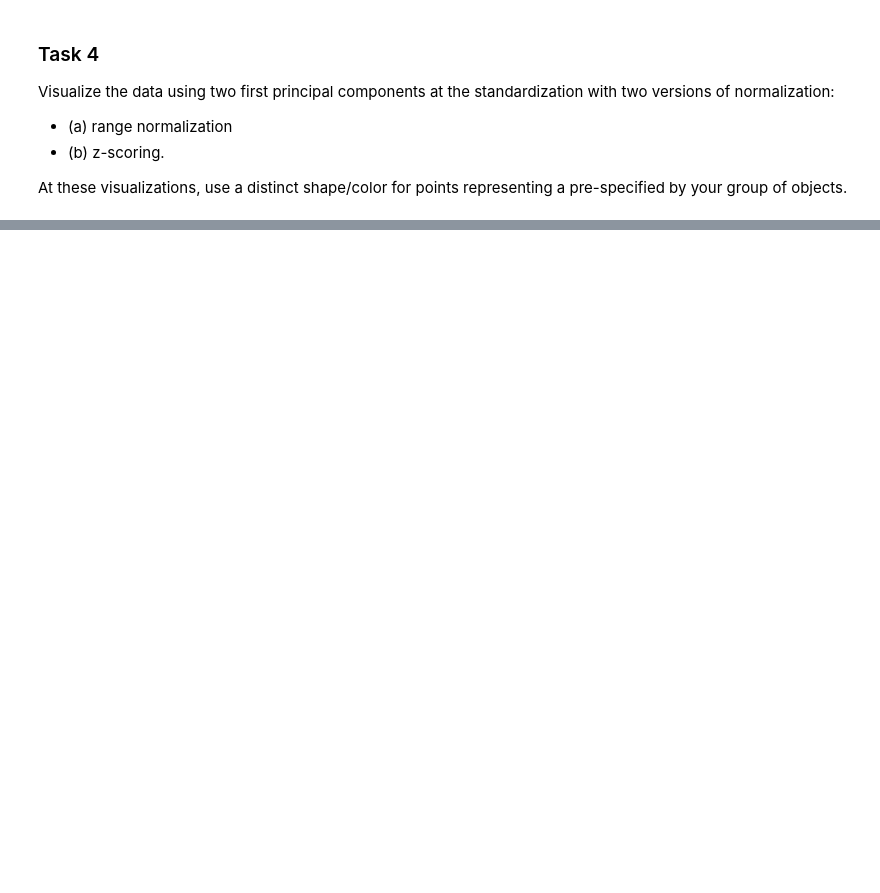
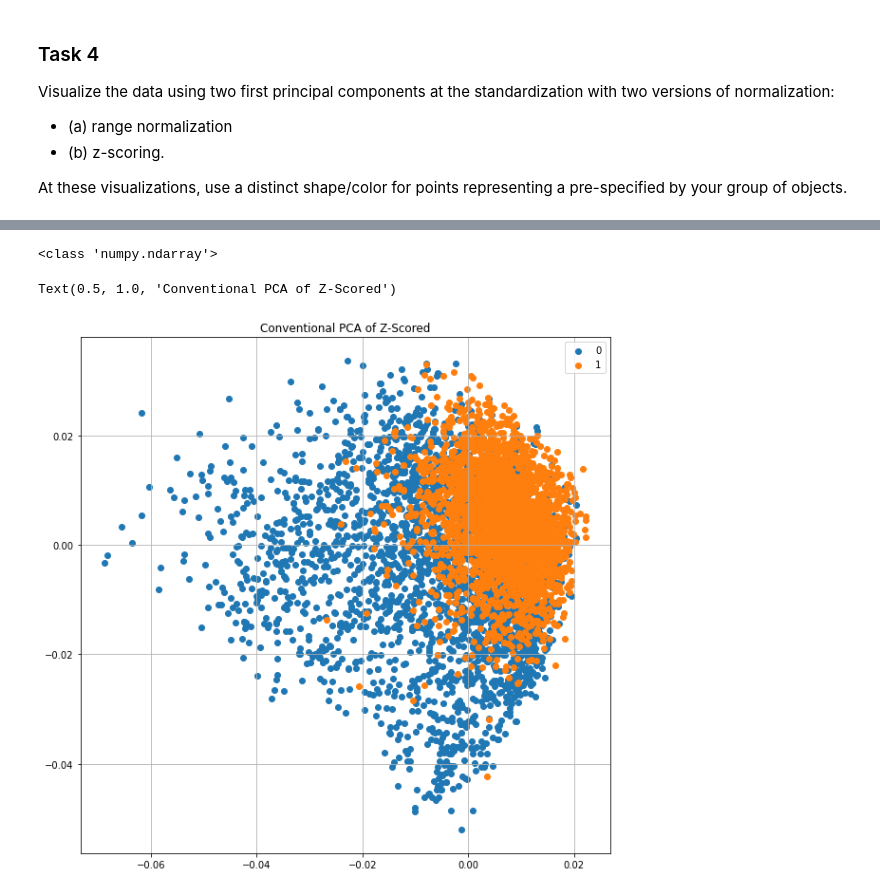
Before and after one commit to TrellixVulnTeam/Modern_Methods_of_Data_Analysis_W8LU, a Jupyter notebook: PCA_SVD.ipynb, the cells around one changed output, grey strips where cells are left out. Cells and saved outputs as stored; diff of their text form; code cells hidden in the pictures; blank space fills up the shorter version.

```diff
--- a/PCA_SVD.ipynb
+++ b/PCA_SVD.ipynb
@@ -527,0 +208,25 @@ plt.show()
+# %%
+centered_df =  df_z - df_z.mean(axis=0)
+print(type(centered_df))
+N = centered_df.shape[0]
+covariance_matrix = centered_df.T @ centered_df / N
+eig_values, eig_vectors = np.linalg.eig(covariance_matrix)
+max_eig_value = eig_values.max()
+max_eig_vector = eig_vectors[:, eig_values.argmax()]
+pc_first = centered_df @ max_eig_vector / np.sqrt(N * max_eig_value)
+covariance_matrix = covariance_matrix - (max_eig_value * (max_eig_vector[:, None] @ max_eig_vector[None, :]))
+eig_values, eig_vectors = np.linalg.eig(covariance_matrix)
+max_eig_value = eig_values.max()
+max_eig_vector = eig_vectors[:, eig_values.argmax()]
+pc_second = centered_df @ max_eig_vector / np.sqrt(N * max_eig_value)
+plt.figure(figsize=(10, 10))
+for label in unique_labels:
+    label_rows = np.where(labels == label)
+    plt.scatter(pc_first[label_rows], -pc_second[label_rows], label=label)
+plt.grid()
+plt.legend()
+plt.title("Conventional PCA of Z-Scored")
+# %% [output]
+<class 'numpy.ndarray'>
+Text(0.5, 1.0, 'Conventional PCA of Z-Scored')
+[figure, added]
```
Also changed, not shown: parts of 62 cells of this notebook, 5 other files.
